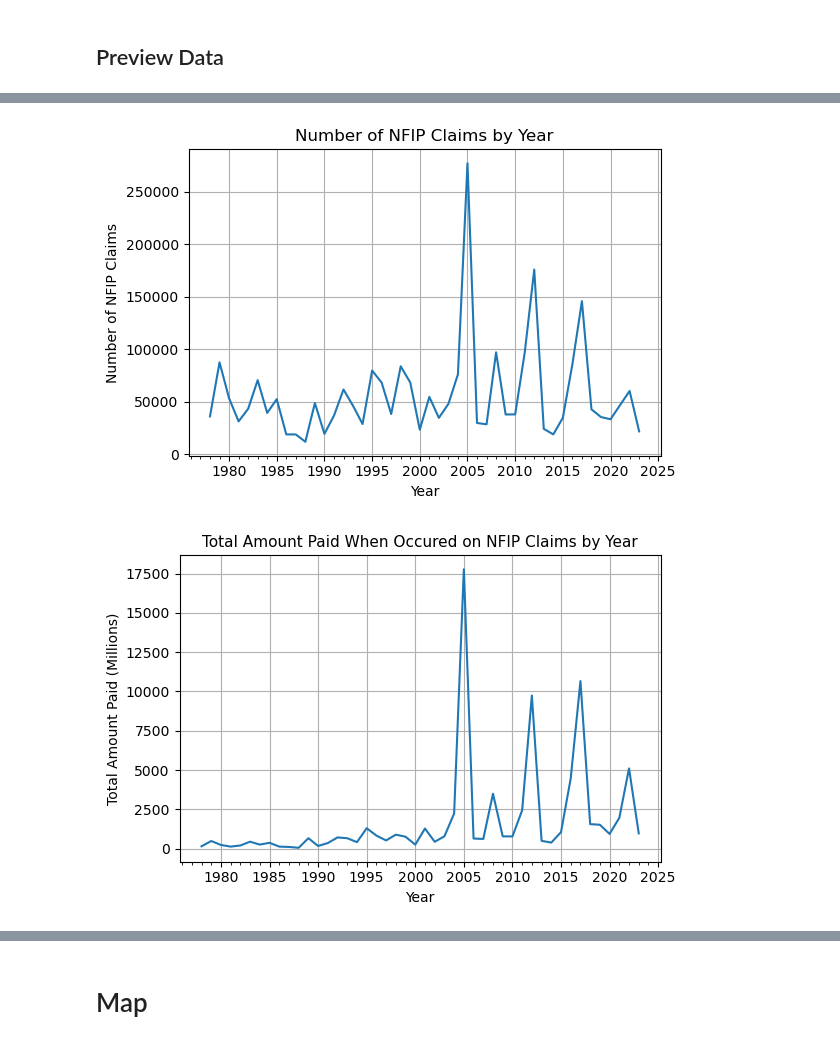
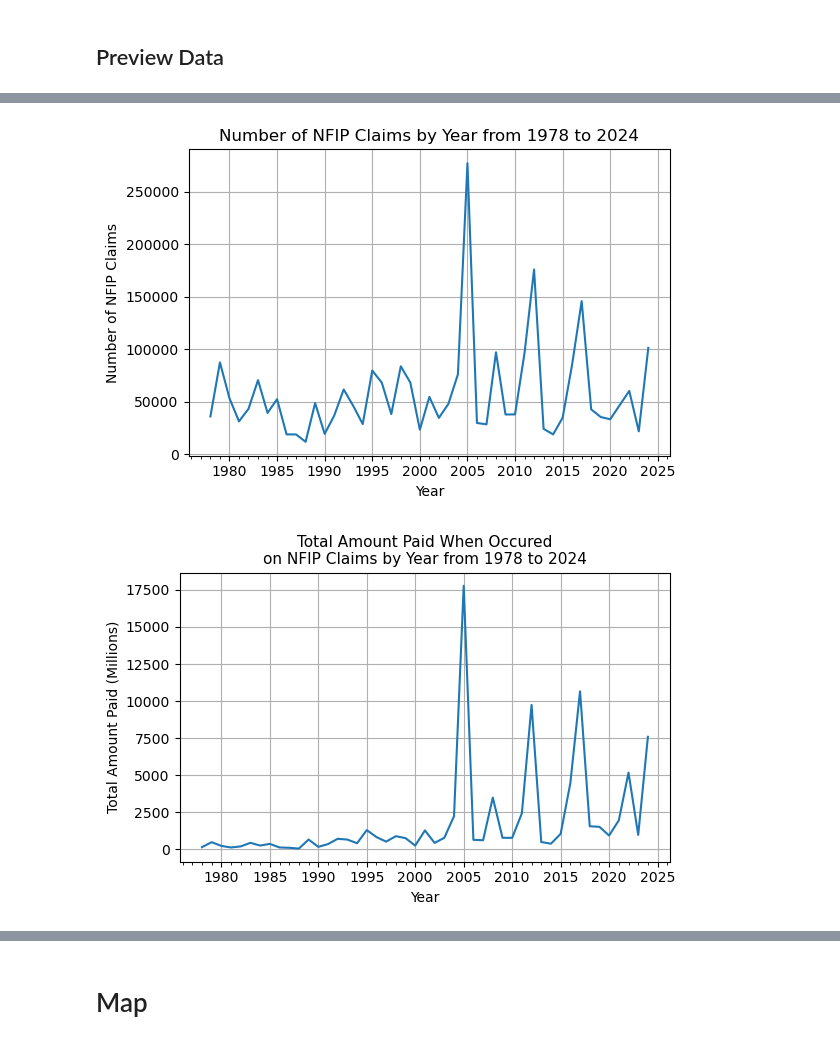
Before and after one commit to mebauer/duckdb-fema-nfip, a Jupyter notebook: figures.ipynb, the cells around one changed output, grey strips where cells are left out. Drawn from its saved outputs; the diff is of its cells as text; code cells hidden in the pictures.

```diff
--- a/figures.ipynb
+++ b/figures.ipynb
@@ -11,7 +11,10 @@ import duckdb
 import matplotlib.ticker as ticker
 import matplotlib as mpl
 from mpl_toolkits.axes_grid1 import make_axes_locatable
+
 import cpi
+cpi.update()
+from datetime import date
 
 plt.rcParams['savefig.facecolor'] = 'white'
 # %%
@@ -332,13 +327,31 @@ year_loss_df = con.sql("""
     FROM
         claims
     WHERE
-        yearOfLoss < 2024
+        yearOfLoss < 2025
     GROUP BY
         yearOfLoss
    ORDER BY
        yearOfLoss
 """).df()
 
+# adjust for inflation in 2024 dollars
+year_loss_df["paidTotalClaim2024"] = year_loss_df.apply(
+    lambda x: cpi.inflate(
+        x.paidTotalClaim,
+        x.yearOfLoss,
+        to=2024),
+    axis=1
+)
+
+# transform to millions
+year_loss_df = year_loss_df.assign(
+    paidTotalClaimM = year_loss_df['paidTotalClaim'] / 1_000_000,
+    paidTotalClaim2024M = year_loss_df['paidTotalClaim2024'] / 1_000_000
+)
+
+# preview
+year_loss_df.head(10)
+
 print(year_loss_df.shape)
 year_loss_df.head()
 # %% [output]
@@ -352,18 +364,0 @@ year_loss_df.head()
-# %%
-# adjust for inflation in 2023 dollars
-year_loss_df["paidTotalClaim2023"] = year_loss_df.apply(
-    lambda x: cpi.inflate(
-        x.paidTotalClaim,
-        x.yearOfLoss,
-        to=2023),
-    axis=1
-)
-
-# transform to Millions $
-year_loss_df = year_loss_df.assign(
-    paidTotalClaimM = year_loss_df['paidTotalClaim'] / 1_000_000,
-    paidTotalClaim2023M = year_loss_df['paidTotalClaim2023'] / 1_000_000
-)
-
-# preview
-year_loss_df.head(10)
@@ -389,7 +372,7 @@ sns.lineplot(
     ax=ax
 )
 
-plt.title("Number of NFIP Claims by Year")
+plt.title("Number of NFIP Claims by Year from 1978 to 2024")
 plt.xlabel("Year")
 plt.ylabel("Number of NFIP Claims")
 
@@ -400,28 +383,28 @@ plt.grid(True)
 plt.tight_layout()
 plt.savefig('figures/year-count.png', dpi=200, bbox_inches='tight')
 # %% [output]
-[figure, old version]
+[figure, new version]
 # %%
 fig, ax = plt.subplots(figsize=(6, 4))
 
 sns.lineplot(
     data=year_loss_df,
     x='yearOfLoss',
     y='paidTotalClaimM',
     ax=ax
 )
 
-plt.title("Total Amount Paid When Occured on NFIP Claims by Year", fontsize=11)
+plt.title("Total Amount Paid When Occured\non NFIP Claims by Year from 1978 to 2024", fontsize=11)
 plt.xlabel("Year")
 plt.ylabel("Total Amount Paid (Millions)")
 
 ax.xaxis.set_major_locator(ticker.MultipleLocator(5))
 ax.xaxis.set_minor_locator(ticker.MultipleLocator(1))
 plt.grid(True)
 
 plt.tight_layout()
 # %% [output]
-[figure, old version]
+[figure, new version]
 # %%
 fig, ax = plt.subplots(figsize=(6, 4))
 
```
Also changed, not shown: parts of 30 cells of this notebook, 5 other files.
